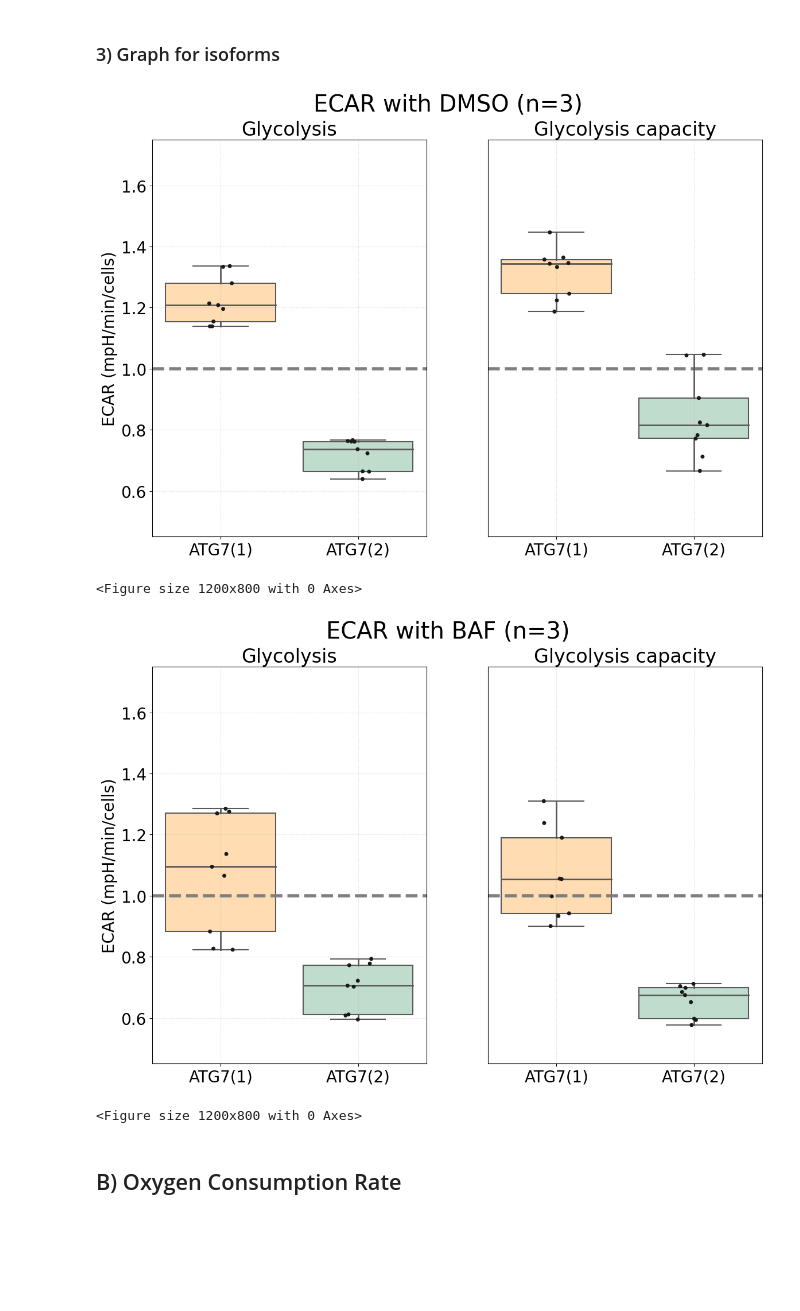
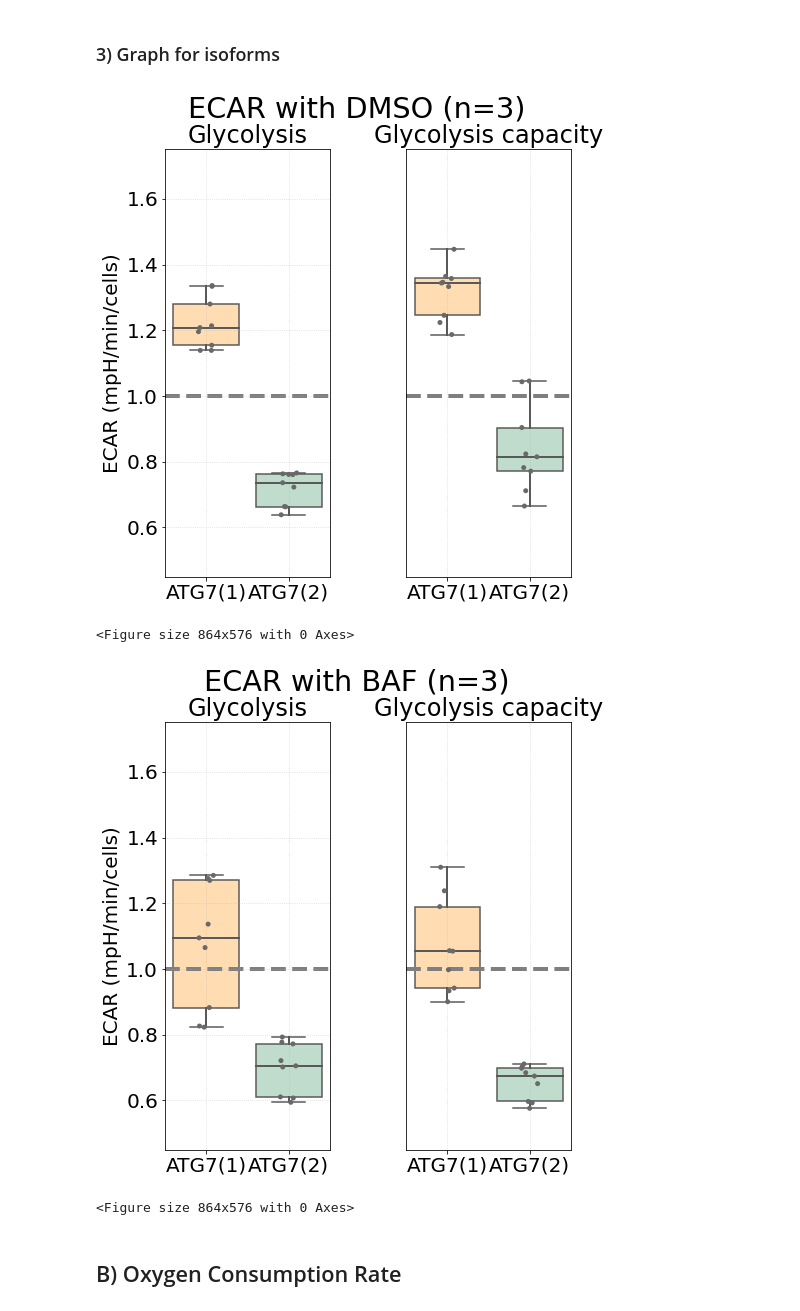
Before and after one commit to Keviosta/Article_short_isoform_ATG7_private, a Jupyter notebook: c_ATG7_in_vitro_mef_cells/atg7_mef_seahorse/mef_seahorse_recap.ipynb, the cells around one changed output. Cells and saved outputs as stored; diff of their text form; code cells hidden in the pictures; blank space fills up the shorter version.

```diff
--- a/c_ATG7_in_vitro_mef_cells/atg7_mef_seahorse/mef_seahorse_recap.ipynb
+++ b/c_ATG7_in_vitro_mef_cells/atg7_mef_seahorse/mef_seahorse_recap.ipynb
@@ -115,14 +115,14 @@ pvalue: ATG7(1) vs ATG7(2) is 2.061E-04
 # %%
 # BASAL LEVEL RATE
 dfs_glyc = recap_ecar_dmso_glyco, recap_ecar_baf_glyco
-dfs_max = recap_ecar_dmso_max, recap_ecar_baf_max
+dfs_max = recap_ecar_dmso_max_glyco, recap_ecar_baf_max_glyco
 infos = 'DMSO', 'BAF'
 
 controls = 'MEF dox control'
 iso1 = 'ATG7(1)'
 iso2 = 'ATG7(2)'
 
-for i in range(len(dfs)):
+for i in range(len(dfs_glyc)):
     df_glyco = dfs_glyc[i]
     df_max = dfs_max[i]
     info = infos[i]
@@ -194,27 +194,27 @@ for i in range(len(dfs)):
 # %%
 # BASAL LEVEL RATE
 dfs_glyc = recap_ecar_dmso_glyco, recap_ecar_baf_glyco
-dfs_max = recap_ecar_dmso_max, recap_ecar_baf_max
+dfs_max = recap_ecar_dmso_max_glyco, recap_ecar_baf_max_glyco
 infos = 'DMSO', 'BAF'
 
 controls = 'MEF dox control'
 iso1 = 'ATG7(1)'
 iso2 = 'ATG7(2)'
 
-for i in range(len(dfs)):
+for i in range(len(dfs_glyc)):
     df_glyco = dfs_glyc[i]
     df_max = dfs_max[i]
     info = infos[i]
 
     #Figure with 2 graphs
-    fig, ax = plt.subplots(1,2)
+    fig, ax = plt.subplots(1,2, figsize=(7, 7))
     plt.tight_layout()
     fig.suptitle(f'ECAR with {info} (n=3)', y=1.05, fontsize="x-large")
 
     #graph for GLYCOLYSIS
     fig = seaborn.boxplot(ax=ax[0], palette = 'Set2', data = df_glyco.iloc[:,1:3], medianprops={'lw':2},
                           whiskerprops={'lw':2}, showcaps=True, showfliers=False)
-    fig = seaborn.stripplot(ax=ax[0], data = df_glyco.iloc[:,1:3], color = 'k')
+    fig = seaborn.stripplot(ax=ax[0], data = df_glyco.iloc[:,1:3], color = 'dimgray')
 
     fig.set_title('Glycolysis')
     fig.set_xlabel('')
@@ -239,39 +239,39 @@ for i in range(len(dfs)):
     #graph for MAXIMUM CAPACITY
     fig = seaborn.boxplot(ax=ax[1], palette = 'Set2', data = df_max.iloc[:,1:3], medianprops={'lw':2},
                           whiskerprops={'lw':2}, showcaps=True, showfliers=False)
-    fig = seaborn.stripplot(ax=ax[1], data = df_max.iloc[:,1:3], color = 'k')
+    fig = seaborn.stripplot(ax=ax[1], data = df_max.iloc[:,1:3], color = 'dimgray')
 
     fig.set_title('Glycolysis capacity')
     fig.set_xlabel('')
     fig.set_ylabel('')
     fig.set_yticks([])
 
     # Select which box you want to change
     box_iso1 = fig.patches[0]
     box_iso1.set_facecolor('darkorange')
     box_iso2 = fig.patches[1]
     box_iso2.set_facecolor('seagreen')
 
     # adding transparency to colors
     for patch in fig.patches:
          r, g, b, a = patch.get_facecolor()
          patch.set_facecolor((r, g, b, .3))
 
     fig.axhline(y=1, ls='--', lw=4, color='tab:grey', zorder=1)
     fig.grid(alpha = 0.5, ls = ":")
     fig.set_ylim(0.45,1.75)
 
     # save
     path2 = 'seahorse_ECAR/'
     text_file = 'graph_all_ecar_final_'+info
     plt.savefig(path+path2+text_file+'.svg')
     plt.show()
     plt.clf()
 # %% [output]
-[figure, old version]
+[figure, new version]
-<Figure size 1200x800 with 0 Axes>
+<Figure size 864x576 with 0 Axes>
-[figure, old version]
+[figure, new version]
-<Figure size 1200x800 with 0 Axes>
+<Figure size 864x576 with 0 Axes>
 # %% [markdown]
 ## B) Oxygen Consumption Rate
 # %%
```
Also changed, not shown: parts of 5 cells of this notebook, 5 other files.
